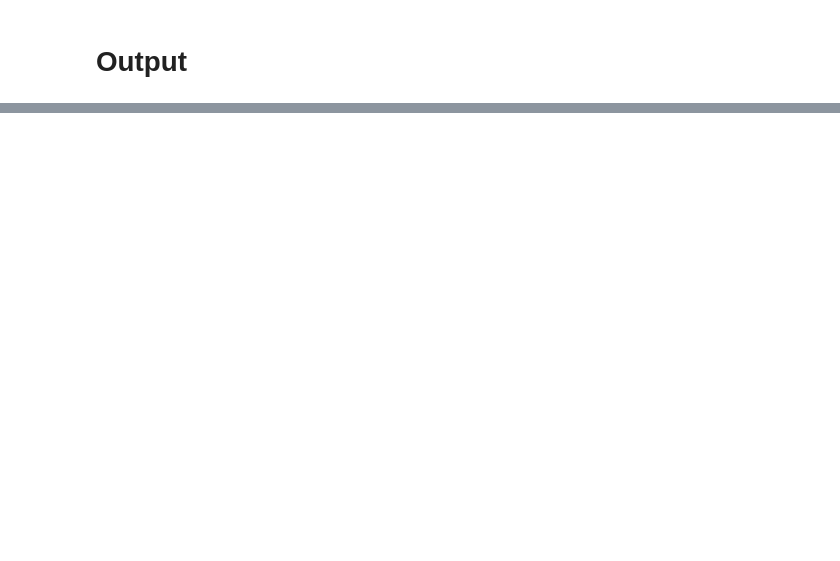
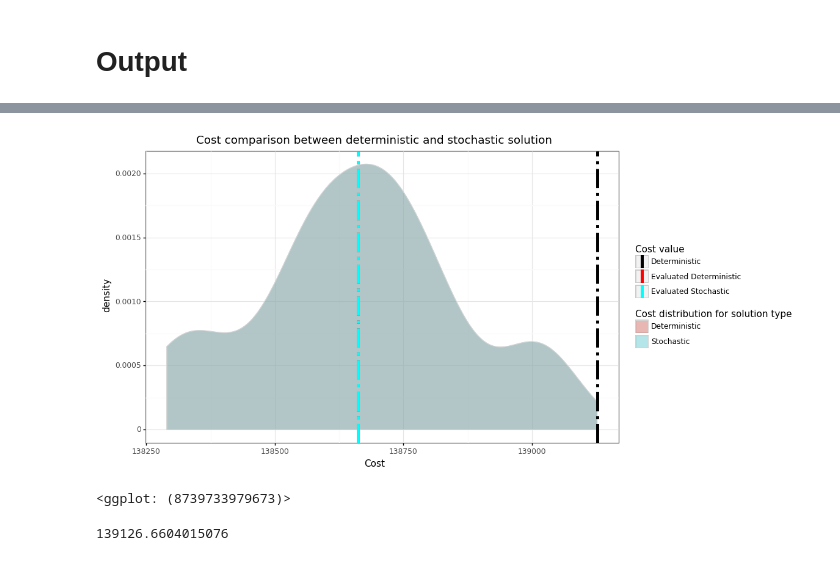
Before and after one commit to andrea-taverna/lagrangian_example, a Jupyter notebook: UCP_Stochastic.ipynb, the cells around one changed output, grey strips where cells are left out. Saved outputs shown, nothing was run; the diff lists cells and outputs as text; code cells hidden in the pictures; blank space fills up the shorter version.

```diff
--- a/UCP_Stochastic.ipynb
+++ b/UCP_Stochastic.ipynb
@@ -134,0 +132,22 @@ for p in plots:
+# %%
+stoch_eval = evaluate_solution(data, scenarios, solution, stoch_ucp)
+# %%
+def get_deterministic_evaluation(data):
+    ucp = modeller.create_model(data)
+    ucp.solve(PULP_CBC_CMD(msg=0))
+    solution = extract_solution(ucp)
+    cost = solution["total_production_cost"]
+    evaluation = evaluate_solution(data,scenarios, solution, stoch_ucp)
+
+    return cost, evaluation
+
+det_cost, det_eval = get_deterministic_evaluation(data)
+# %%
+charts.compare_deterministic_stochastic(det_cost, det_eval, stoch_eval)
+# %% [output]
+[figure, added]
+<ggplot: (8739733979673)>
+# %%
+det_cost
+# %% [output]
+139126.6604015076
```
Also changed, not shown: parts of 6 cells of this notebook, 3 other files.
